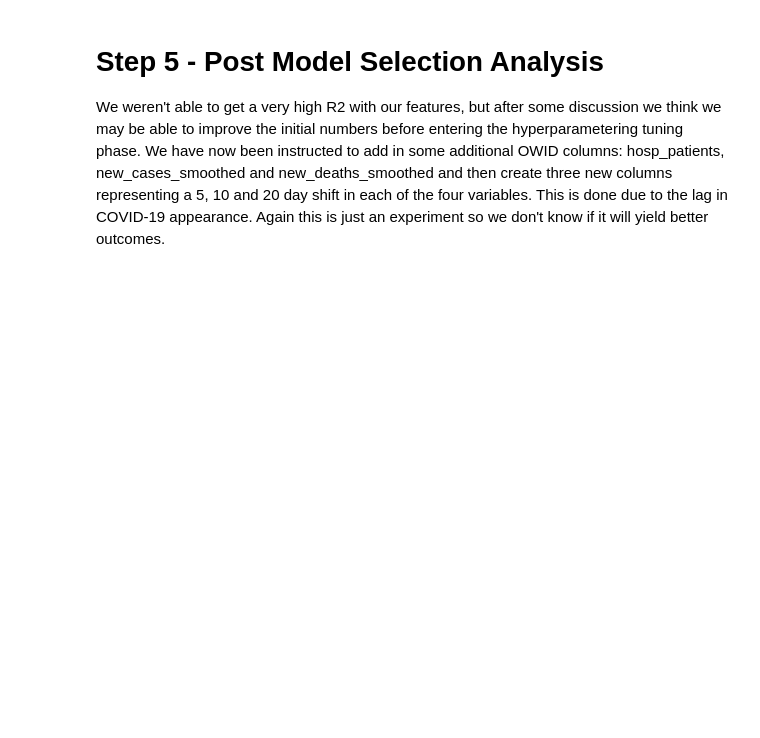
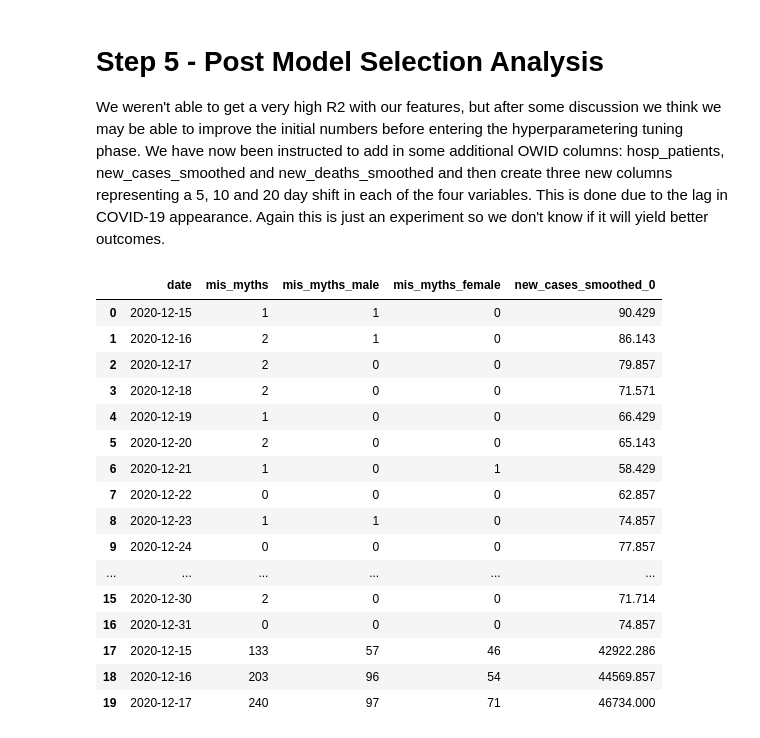
Before and after one commit to ShawnKyzer/who-ears-social-listening, a Jupyter notebook: who-ears-social-listening-pipeline/notebooks/External_who_ears_social_listening_analysis.ipynb, the cells around one changed output. Cells and saved outputs as stored; diff of their text form; code cells hidden in the pictures; blank space fills up the shorter version.

Commit message:
updating to make target variable and shift trying with next feature in the list of targets

```diff
--- a/who-ears-social-listening-pipeline/notebooks/External_who_ears_social_listening_analysis.ipynb
+++ b/who-ears-social-listening-pipeline/notebooks/External_who_ears_social_listening_analysis.ipynb
@@ -111,6 +111,10 @@ We weren't able to get a very high R2 with our features, but after some discussi
 # Since we know that we are going to have to keep repeating this experiment in
 # many forms with many variables lets be smart about it and build some methods
 # to make our life easier.
+
+# Lets define our target and our target shift in days
+target_name = 'new_cases_smoothed'
+shift_in_days = 0
 
 # First lets create a new feature set with our desired training and target base
 # features
@@ -132,38 +136,53 @@ def create_feature_set(df, columns):
     return features
 
 # now we can run these accordingly
 columns = ['date', 'mis_and_disinformation', 'mis_and_disinformation_male',
                           'mis_and_disinformation_female',
-                         'myths','myths_female', 'myths_male', 'new_vaccinations_smoothed']
+                         'myths','myths_female', 'myths_male', target_name]
 feature_set = create_feature_set(combined_data, columns)
 
 # Lets construct a method that takes a list of columns from the master combinded
 # dataset, a target column name (such as new_vaccinations_smoothed) and a shift
 # value such as 5, 10 or 20 days. Since we cannot use NaN columns lets drop those
 # rows created from a shift
 
 def shift_merge_and_dropna(df, target, shift_value):
     # Shift the target column by the shift value
     df_shifted = pd.Series(df[target].shift(shift_value).values, index=df["date"], copy=False)
 
     # Merge the original dataframe with the shifted dataframe on the index
     df_merged = pd.merge(df, df_shifted.rename(target+'_'+str(shift_value)), how='right', on=df.index)
 
     # Drop the NaN created from the shift
     df_merged = df_merged.dropna()
 
     # Drop the original field and the key index which we used to join so that we
     # dont use that as part of our training set.
     df_merged = df_merged.drop(columns=[target, 'key_0'])
     return df_merged
 
 # lets give it a little test
-target_name = 'new_vaccinations_smoothed'
-shift_in_days = 20
-
-df_output = shift_merge_and_dropna(feature_set, 'new_vaccinations_smoothed', shift_in_days)
+df_output = shift_merge_and_dropna(feature_set, target_name, shift_in_days)
 
 df_output.head(20)
+# %% [output]
+|  | date | mis_myths | mis_myths_male | mis_myths_female | new_cases_smoothed_0 |
+| 0 | 2020-12-15 | 1 | 1 | 0 | 90.429 |
+| 1 | 2020-12-16 | 2 | 1 | 0 | 86.143 |
+| 2 | 2020-12-17 | 2 | 0 | 0 | 79.857 |
+| 3 | 2020-12-18 | 2 | 0 | 0 | 71.571 |
+| 4 | 2020-12-19 | 1 | 0 | 0 | 66.429 |
+| 5 | 2020-12-20 | 2 | 0 | 0 | 65.143 |
+| 6 | 2020-12-21 | 1 | 0 | 1 | 58.429 |
+| 7 | 2020-12-22 | 0 | 0 | 0 | 62.857 |
+| 8 | 2020-12-23 | 1 | 1 | 0 | 74.857 |
+| 9 | 2020-12-24 | 0 | 0 | 0 | 77.857 |
+| ... | ... | ... | ... | ... | ... |
+| 15 | 2020-12-30 | 2 | 0 | 0 | 71.714 |
+| 16 | 2020-12-31 | 0 | 0 | 0 | 74.857 |
+| 17 | 2020-12-15 | 133 | 57 | 46 | 42922.286 |
+| 18 | 2020-12-16 | 203 | 96 | 54 | 44569.857 |
+| 19 | 2020-12-17 | 240 | 97 | 71 | 46734.000 |
 # %%
 from pycaret.regression import *
 # lets setup our first session for eval as we did before
```
Also changed, not shown: parts of 1 cell of this notebook.
